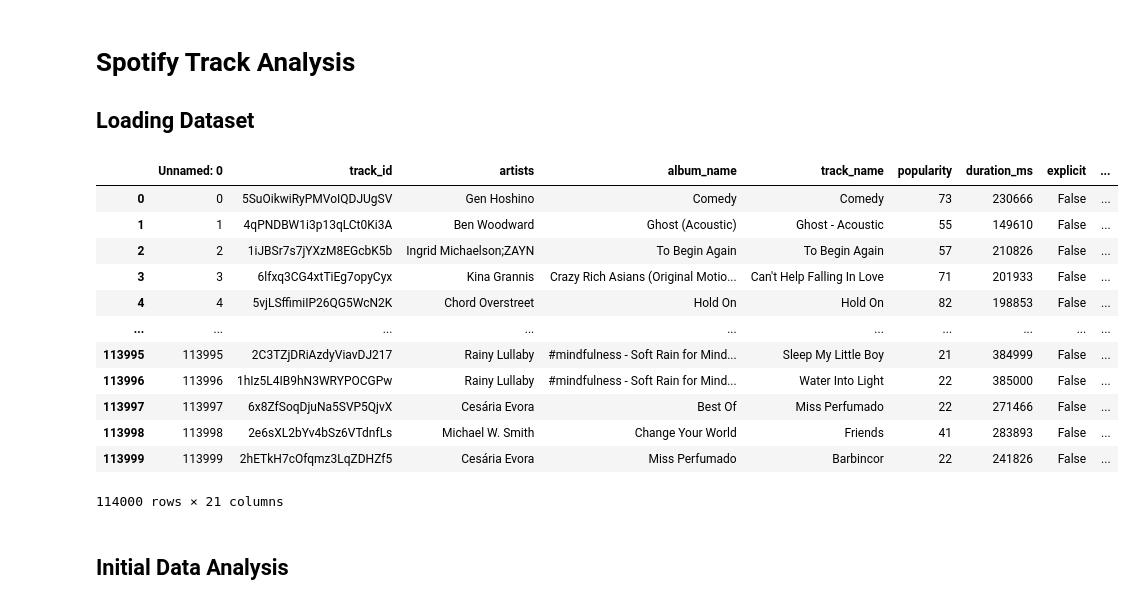
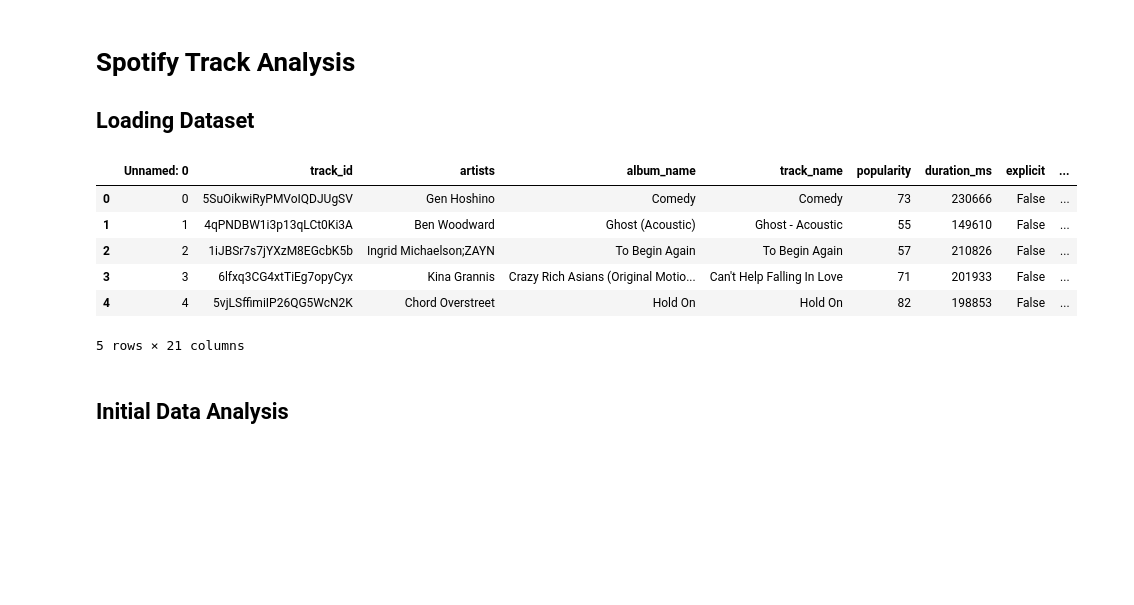
Before and after one commit to laceyp99/DataAnalysis, a Jupyter notebook: Spotify/spotify_analysis.ipynb, the cells around one changed output. Cells and saved outputs as stored; diff of their text form; code cells hidden in the pictures; blank space fills up the shorter version.

```diff
--- a/Spotify/spotify_analysis.ipynb
+++ b/Spotify/spotify_analysis.ipynb
@@ -5,25 +5,19 @@
 # %%
 import pandas as pd
 import matplotlib.pyplot as plt
 import numpy as np
 
 # Load the dataset into a dataframe
 df = pd.read_csv('dataset.csv')
-df
+df.head()
 # %% [output]
 |  | Unnamed: 0 | track_id | artists | album_name | track_name | popularity | duration_ms | explicit | ... |
 | 0 | 0 | 5SuOikwiRyPMVoIQDJUgSV | Gen Hoshino | Comedy | Comedy | 73 | 230666 | False | ... |
 | 1 | 1 | 4qPNDBW1i3p13qLCt0Ki3A | Ben Woodward | Ghost (Acoustic) | Ghost - Acoustic | 55 | 149610 | False | ... |
 | 2 | 2 | 1iJBSr7s7jYXzM8EGcbK5b | Ingrid Michaelson;ZAYN | To Begin Again | To Begin Again | 57 | 210826 | False | ... |
 | 3 | 3 | 6lfxq3CG4xtTiEg7opyCyx | Kina Grannis | Crazy Rich Asians (Original Motio... | Can't Help Falling In Love | 71 | 201933 | False | ... |
 | 4 | 4 | 5vjLSffimiIP26QG5WcN2K | Chord Overstreet | Hold On | Hold On | 82 | 198853 | False | ... |
-| ... | ... | ... | ... | ... | ... | ... | ... | ... | ... |
-| 113995 | 113995 | 2C3TZjDRiAzdyViavDJ217 | Rainy Lullaby | #mindfulness - Soft Rain for Mind... | Sleep My Little Boy | 21 | 384999 | False | ... |
-| 113996 | 113996 | 1hIz5L4IB9hN3WRYPOCGPw | Rainy Lullaby | #mindfulness - Soft Rain for Mind... | Water Into Light | 22 | 385000 | False | ... |
-| 113997 | 113997 | 6x8ZfSoqDjuNa5SVP5QjvX | Cesária Evora | Best Of | Miss Perfumado | 22 | 271466 | False | ... |
-| 113998 | 113998 | 2e6sXL2bYv4bSz6VTdnfLs | Michael W. Smith | Change Your World | Friends | 41 | 283893 | False | ... |
-| 113999 | 113999 | 2hETkH7cOfqmz3LqZDHZf5 | Cesária Evora | Miss Perfumado | Barbincor | 22 | 241826 | False | ... |
-114000 rows × 21 columns
+5 rows × 21 columns
 # %% [markdown]
 ## Initial Data Analysis
 # %%
```
Also changed, not shown: parts of 3 cells of this notebook.
